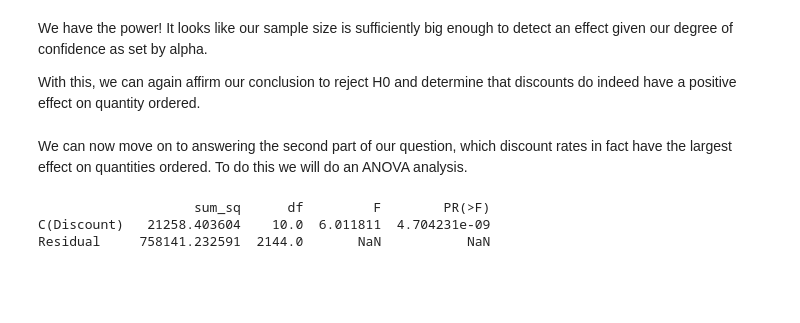
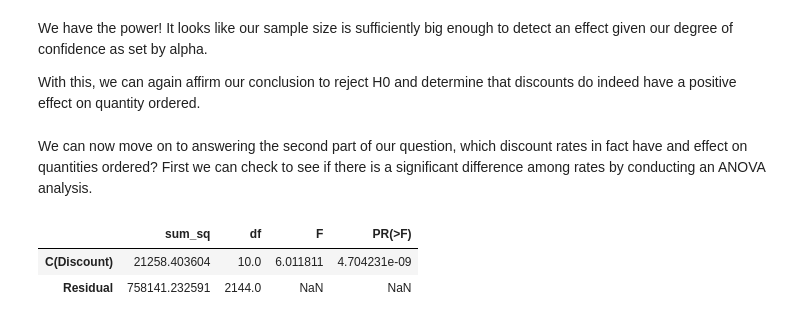
Before and after one commit to rab175/dsc-mod-3-project-online-ds-pt-071519, a Jupyter notebook: Mod3_Project.ipynb, the cells around one changed output. Drawn from its saved outputs; the diff is of its cells as text; code cells hidden in the pictures; blank space fills up the shorter version.

```diff
--- a/Mod3_Project.ipynb
+++ b/Mod3_Project.ipynb
@@ -221,16 +221,16 @@ We have the power! It looks like our sample size is sufficiently big enough to d
 
 With this, we can again affirm our conclusion to reject H0 and determine that discounts do indeed have a positive effect on quantity ordered.
 # %% [markdown]
-We can now move on to answering the second part of our question, which discount rates in fact have the largest effect on quantities ordered. To do this we will do an ANOVA analysis.
+We can now move on to answering the second part of our question, which discount rates in fact have and effect on quantities ordered? First we can check to see if there is a significant difference among rates by conducting an ANOVA analysis.
 # %%
 import statsmodels.api as sm
 from statsmodels.formula.api import ols
 
 formula = 'Quantity ~ C(Discount)'
 lm = ols(formula, df).fit()
 table = sm.stats.anova_lm(lm, typ=2)
-print(table)
+table
 # %% [output]
-                    sum_sq      df         F        PR(>F)
-C(Discount)   21258.403604    10.0  6.011811  4.704231e-09
-Residual     758141.232591  2144.0       NaN           NaN
+|  | sum_sq | df | F | PR(>F) |
+| C(Discount) | 21258.403604 | 10.0 | 6.011811 | 4.704231e-09 |
+| Residual | 758141.232591 | 2144.0 | NaN | NaN |
```
Also changed, not shown: parts of 18 cells of this notebook.
